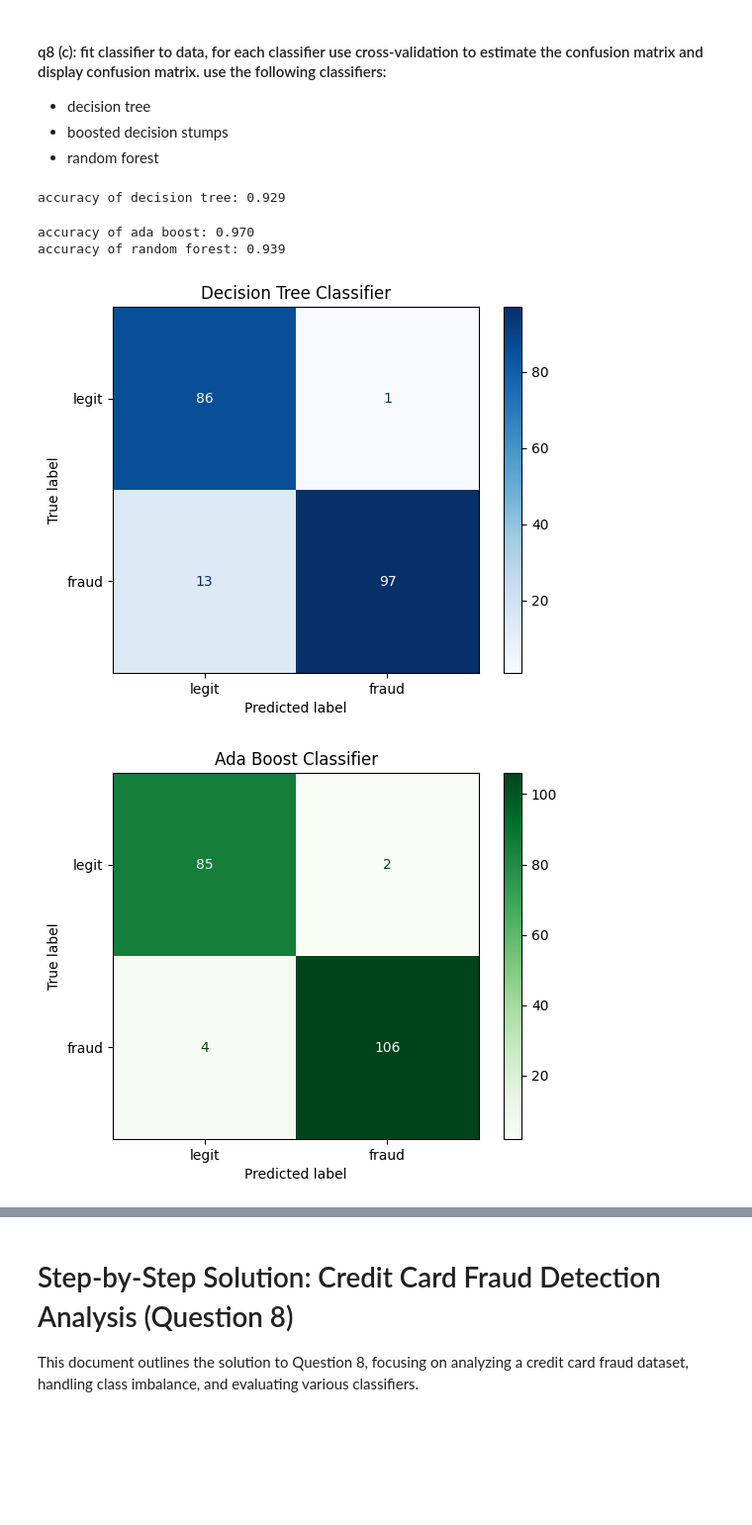
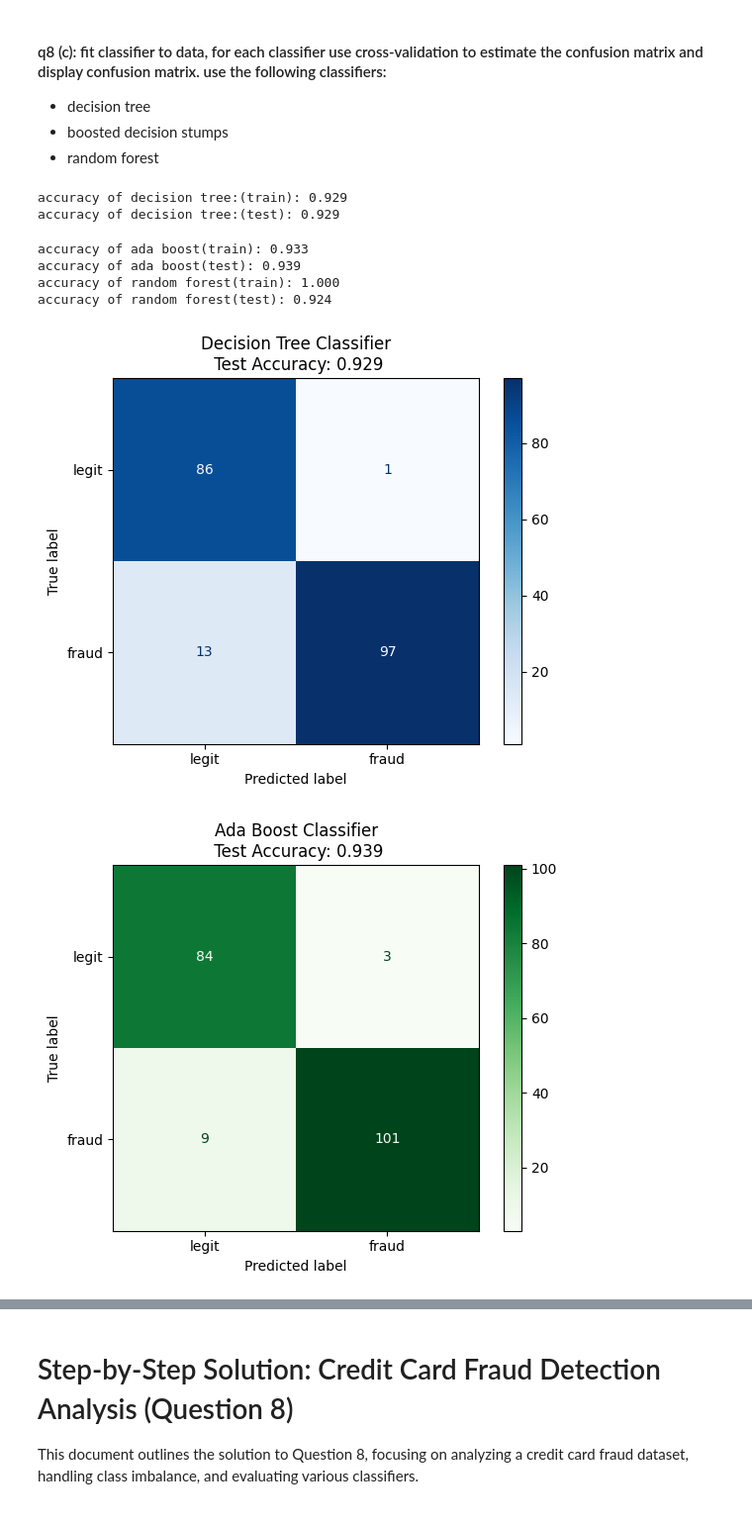
Before and after one commit to 0tv0renakniga/ds_masters, a Jupyter notebook: dsc_255/module_9/hw9_v2.ipynb, the cells around one changed output, grey strips where cells are left out. Shown at 99% size. Saved outputs shown, nothing was run; the diff lists cells and outputs as text; code cells hidden in the pictures; blank space fills up the shorter version.

```diff
--- a/dsc_255/module_9/hw9_v2.ipynb
+++ b/dsc_255/module_9/hw9_v2.ipynb
@@ -183,53 +154,58 @@ from sklearn.model_selection import cross_val_predict, StratifiedKFold
 from sklearn.metrics import confusion_matrix, ConfusionMatrixDisplay
 
 def fit_dt(x_train, x_test, y_train, y_test ):
-    dt = DecisionTreeClassifier(criterion='gini', max_depth=5, class_weight='balanced', min_samples_leaf=20, random_state=42)
+    dt = DecisionTreeClassifier(criterion='gini', max_depth=4, class_weight='balanced', min_samples_leaf=20, random_state=42)
     dt.fit(x_train,y_train)
     cv = StratifiedKFold(n_splits=5, shuffle=True, random_state=42)
     y_pred = cross_val_predict(dt, x_test, y_test, cv=cv)
     cm = confusion_matrix(y_test,y_pred,labels=[0,1])
     cmd = ConfusionMatrixDisplay(confusion_matrix=cm, display_labels=["legit","fraud"])
     cmd.plot(cmap="Blues")
-    cmd.ax_.set_title("Decision Tree Classifier")
+    score = dt.score(x_test,y_test)
+    print(f"accuracy of decision tree:(train): {dt.score(x_train,y_train):.3f}")
+    print(f"accuracy of decision tree:(test): {score:.3f}")
+    cmd.ax_.set_title(f"Decision Tree Classifier\n Test Accuracy: {score:.3f}")
     plt.savefig("dt_classifier.png")
-    score = accuracy_score(y_test,y_pred)
-    print(f"accuracy of decision tree: {score:.3f}")
 
 def fit_ada(x_train, x_test, y_train, y_test):
-    stump = DecisionTreeClassifier(criterion='gini', max_depth=1, class_weight='balanced',random_state=42,min_samples_leaf=20)
-    ada = AdaBoostClassifier(estimator=stump, n_estimators=50, algorithm='SAMME')
+    ada = AdaBoostClassifier(n_estimators=6, algorithm='SAMME',random_state=42)
     ada.fit(x_train,y_train)
     cv = StratifiedKFold(n_splits=5, shuffle=True, random_state=42)
     y_pred = cross_val_predict(ada,x_test,y_test,cv=cv)
     cm = confusion_matrix(y_test,y_pred,labels=[0,1])
     cmd = ConfusionMatrixDisplay(confusion_matrix=cm, display_labels=["legit","fraud"])
     cmd.plot(cmap="Greens")
-    cmd.ax_.set_title("Ada Boost Classifier")
+    score = ada.score(x_test,y_test)
+    print(f"accuracy of ada boost(train): {ada.score(x_train,y_train):.3f}")
+    print(f"accuracy of ada boost(test): {score:.3f}")
+    cmd.ax_.set_title(f"Ada Boost Classifier\n Test Accuracy: {score:.3f}")
     plt.savefig("boost_classifier.png")
-    score = accuracy_score(y_test,y_pred)
-    print(f"accuracy of ada boost: {score:.3f}")
 
 
 def fit_rf(x_train, x_test, y_train, y_test):
     rf = RandomForestClassifier(n_estimators=100, criterion='gini',class_weight='balanced',random_state=42)
     rf.fit(x_train,y_train)
     cv = StratifiedKFold(n_splits=5,shuffle=True,random_state=42)
     y_pred =cross_val_predict(rf,x_test,y_test,cv=cv)
     cm = confusion_matrix(y_test,y_pred,labels=[0,1])
     cmd = ConfusionMatrixDisplay(confusion_matrix=cm, display_labels=["legit","fraud"])
     cmd.plot(cmap="Reds")
-    cmd.ax_.set_title("Random Forest Classifier")
+    score = rf.score(x_test,y_test)
+    print(f"accuracy of random forest(train): {rf.score(x_train,y_train):.3f}")
+    print(f"accuracy of random forest(test): {score:.3f}")
+    cmd.ax_.set_title(f"Random Forest Classifier\n Test Accuracy: {score:.3f}")
     plt.savefig("rf_classifier.png")
-    score = accuracy_score(y_test,y_pred)
-    print(f"accuracy of random forest: {score:.3f}")
 
 
 fit_dt(x_train, x_test, y_train, y_test)
 fit_ada(x_train, x_test, y_train, y_test)
 fit_rf(x_train, x_test, y_train, y_test)
 # %% [output]
-accuracy of decision tree: 0.929
+accuracy of decision tree:(train): 0.929
+accuracy of decision tree:(test): 0.929
-accuracy of ada boost: 0.970
-accuracy of random forest: 0.939
+accuracy of ada boost(train): 0.933
+accuracy of ada boost(test): 0.939
+accuracy of random forest(train): 1.000
+accuracy of random forest(test): 0.924
-[figure, old version]
+[figure, new version]
-[figure, old version]
+[figure, new version]
```
Also changed, not shown: parts of 4 cells of this notebook.
